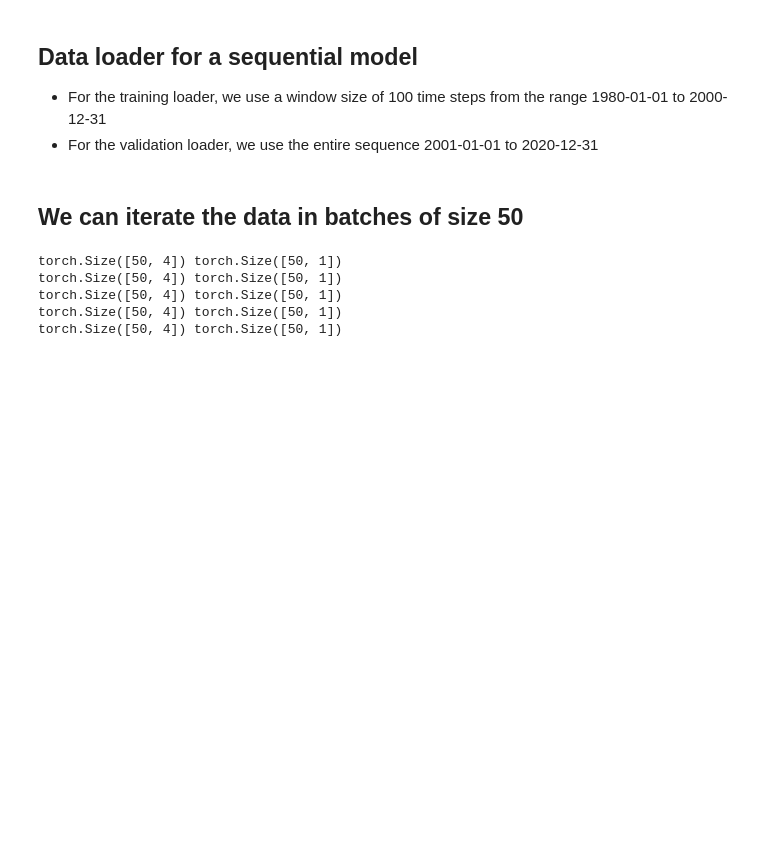
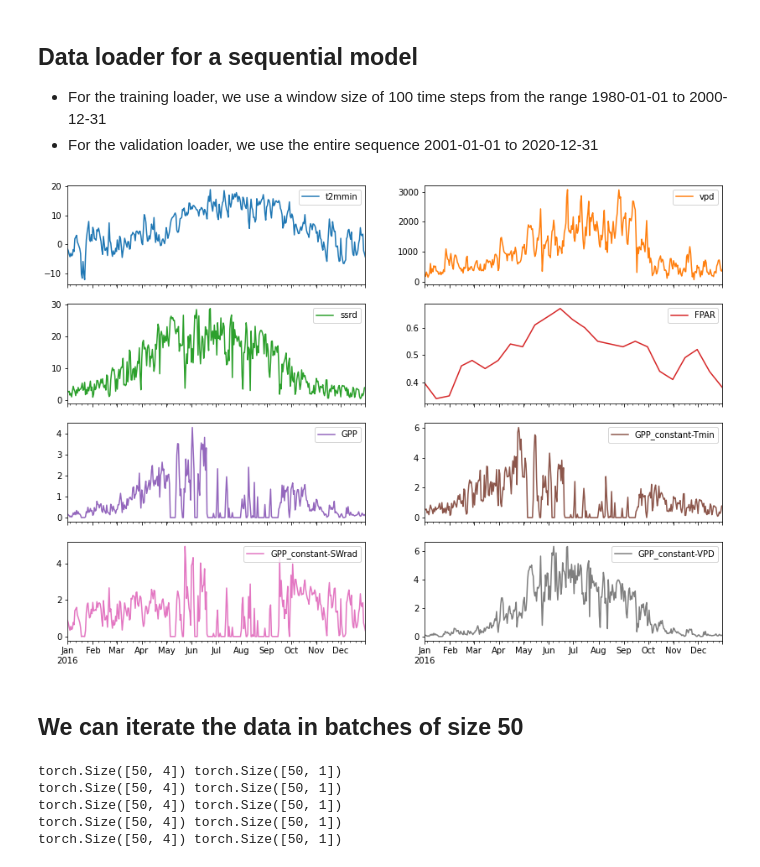
Before and after one commit to pinplex/Hackathon-Attribution, a Jupyter notebook: pytorch_utils/train_gpp_model.ipynb, the cells around one changed output. Cells and saved outputs as stored; diff of their text form; code cells hidden in the pictures; blank space fills up the shorter version.

```diff
--- a/pytorch_utils/train_gpp_model.ipynb
+++ b/pytorch_utils/train_gpp_model.ipynb
@@ -25,6 +25,12 @@ from pytorch_utils.data_pipeline import TSData
 df = pd.read_csv('../simple_gpp_model/data/predictor-variables+GPP_Jena.csv', index_col=0, parse_dates=True)
 ds = df.to_xarray().rename({'index': 'time'})
 ds = ds.sel(time=slice('1982-01-15', None)) # FAPAR is NaN the first two weeks
+# %%
+variables = ['t2mmin', 'vpd', 'ssrd', 'FPAR', 'GPP', 'GPP_constant-Tmin', 'GPP_constant-SWrad', 'GPP_constant-VPD']
+df['2016'][variables].plot(subplots=True, layout=(4,2), figsize=(14,10))
+plt.show()
+# %% [output]
+[figure, added]
 # %%
 train_loader = torch.utils.data.DataLoader(
     TSData(ds=ds, features=['ssrd', 't2mmin', 'vpd', 'FPAR'], targets='GPP', time_slice=slice('1982', '2000'),
```
Also changed, not shown: parts of 17 cells of this notebook.
